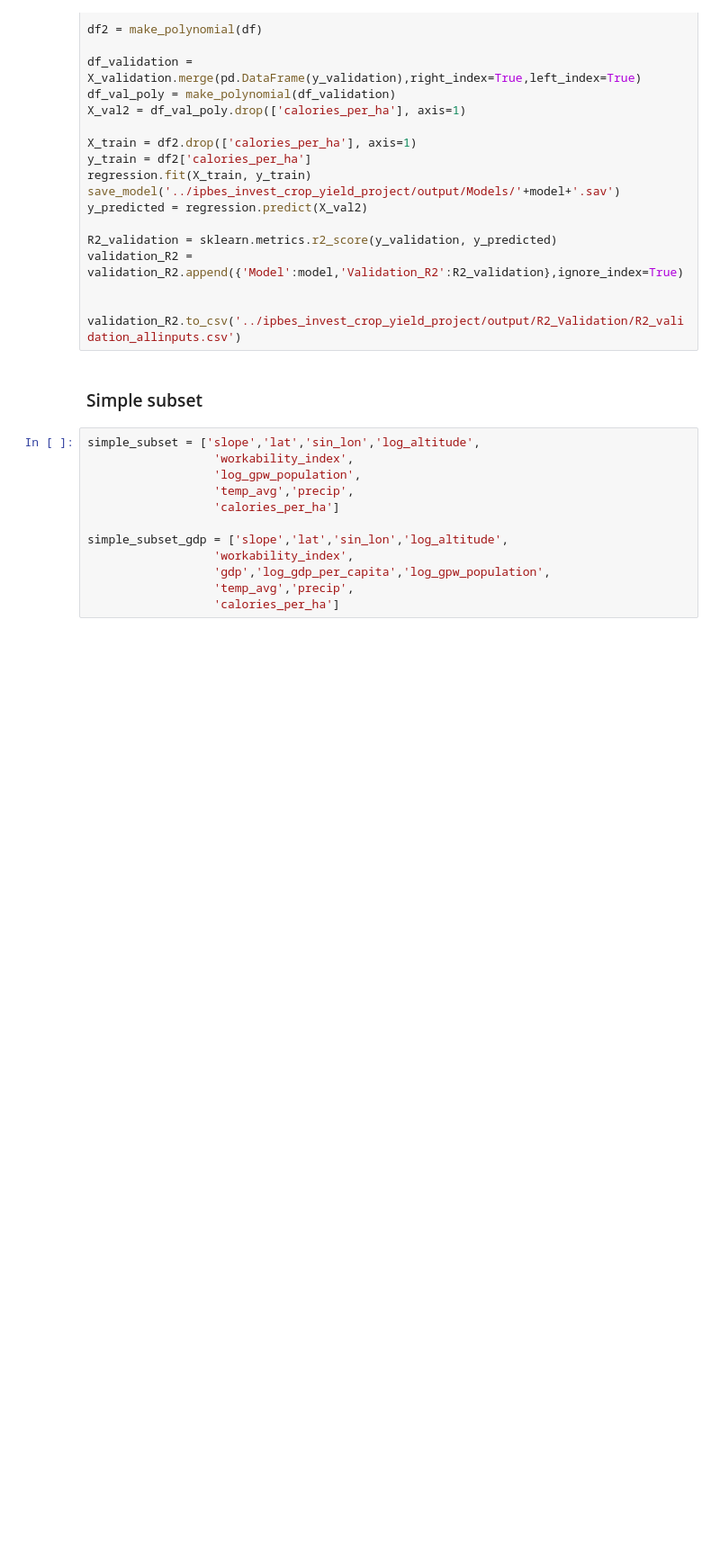
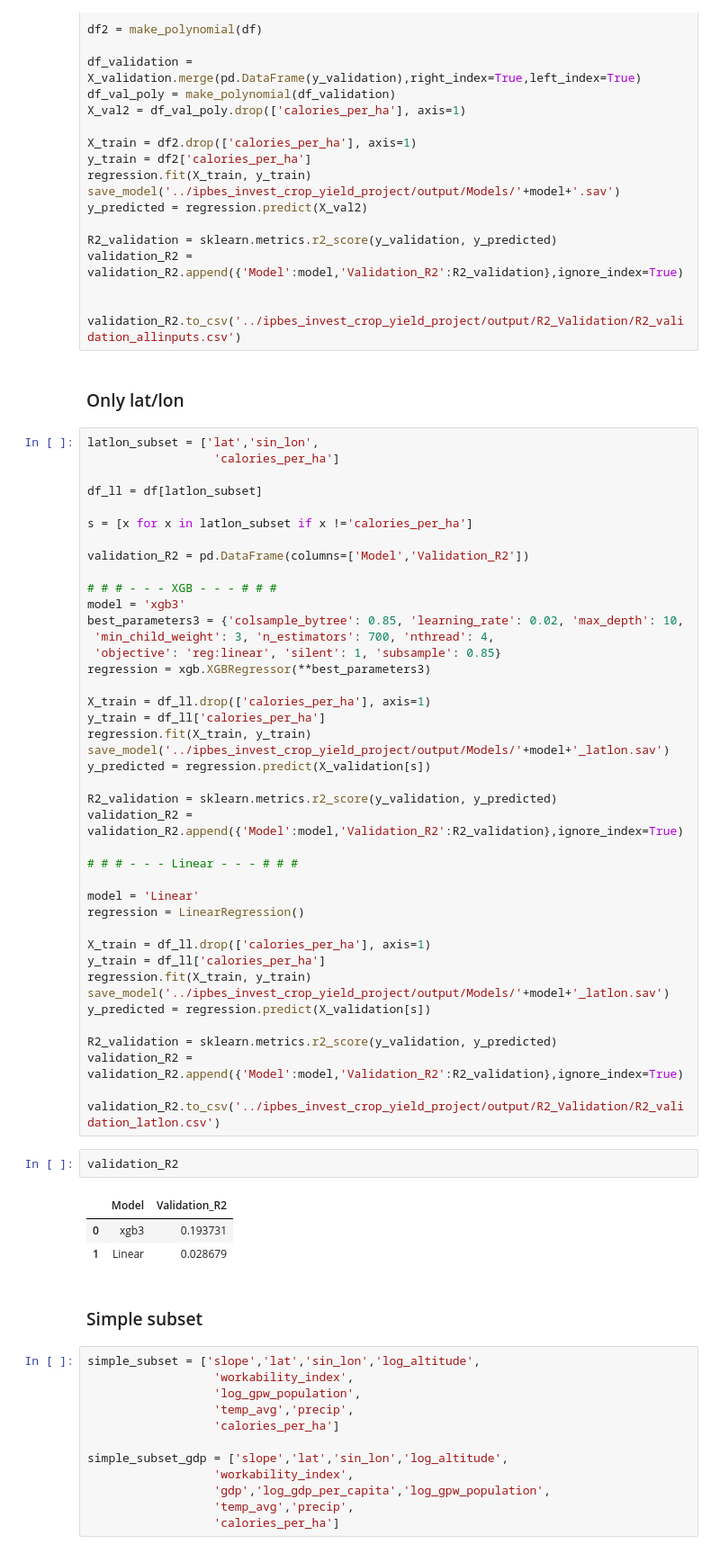
Before and after one commit to jandrewjohnson/ipbes_invest_crop_yield, a Jupyter notebook: nb2_Fit&Save_Models.ipynb, the cells around one changed output. Shown: that part at 90% size. Drawn from its saved outputs; the diff is of its cells as text; blank space fills up the shorter version.

Commit message:
train/test split by countries exploration

```diff
--- a/nb2_Fit&Save_Models.ipynb
+++ b/nb2_Fit&Save_Models.ipynb
@@ -317,6 +317,55 @@ validation_R2 = validation_R2.append({'Model':model,'Validation_R2':R2_validatio
 
 
 validation_R2.to_csv('../ipbes_invest_crop_yield_project/output/R2_Validation/R2_validation_allinputs.csv')
+# %% [markdown]
+### Only lat/lon
+# %%
+latlon_subset = ['lat','sin_lon',
+                  'calories_per_ha']
+
+df_ll = df[latlon_subset]
+
+s = [x for x in latlon_subset if x !='calories_per_ha']
+
+validation_R2 = pd.DataFrame(columns=['Model','Validation_R2'])
+
+# # # - - - XGB - - - # # #
+model = 'xgb3'
+best_parameters3 = {'colsample_bytree': 0.85, 'learning_rate': 0.02, 'max_depth': 10,
+ 'min_child_weight': 3, 'n_estimators': 700, 'nthread': 4,
+ 'objective': 'reg:linear', 'silent': 1, 'subsample': 0.85}
+regression = xgb.XGBRegressor(**best_parameters3)
+
+X_train = df_ll.drop(['calories_per_ha'], axis=1)
+y_train = df_ll['calories_per_ha']
+regression.fit(X_train, y_train)
+save_model('../ipbes_invest_crop_yield_project/output/Models/'+model+'_latlon.sav')
+y_predicted = regression.predict(X_validation[s])
+
+R2_validation = sklearn.metrics.r2_score(y_validation, y_predicted)
+validation_R2 = validation_R2.append({'Model':model,'Validation_R2':R2_validation},ignore_index=True)
+
+# # # - - - Linear - - - # # #
+
+model = 'Linear'
+regression = LinearRegression()
+
+X_train = df_ll.drop(['calories_per_ha'], axis=1)
+y_train = df_ll['calories_per_ha']
+regression.fit(X_train, y_train)
+save_model('../ipbes_invest_crop_yield_project/output/Models/'+model+'_latlon.sav')
+y_predicted = regression.predict(X_validation[s])
+
+R2_validation = sklearn.metrics.r2_score(y_validation, y_predicted)
+validation_R2 = validation_R2.append({'Model':model,'Validation_R2':R2_validation},ignore_index=True)
+
+validation_R2.to_csv('../ipbes_invest_crop_yield_project/output/R2_Validation/R2_validation_latlon.csv')
+# %%
+validation_R2
+# %% [output]
+|  | Model | Validation_R2 |
+| 0 | xgb3 | 0.193731 |
+| 1 | Linear | 0.028679 |
 # %% [markdown]
 ### Simple subset
 # %%
```
Also changed, not shown: 12 other files.
